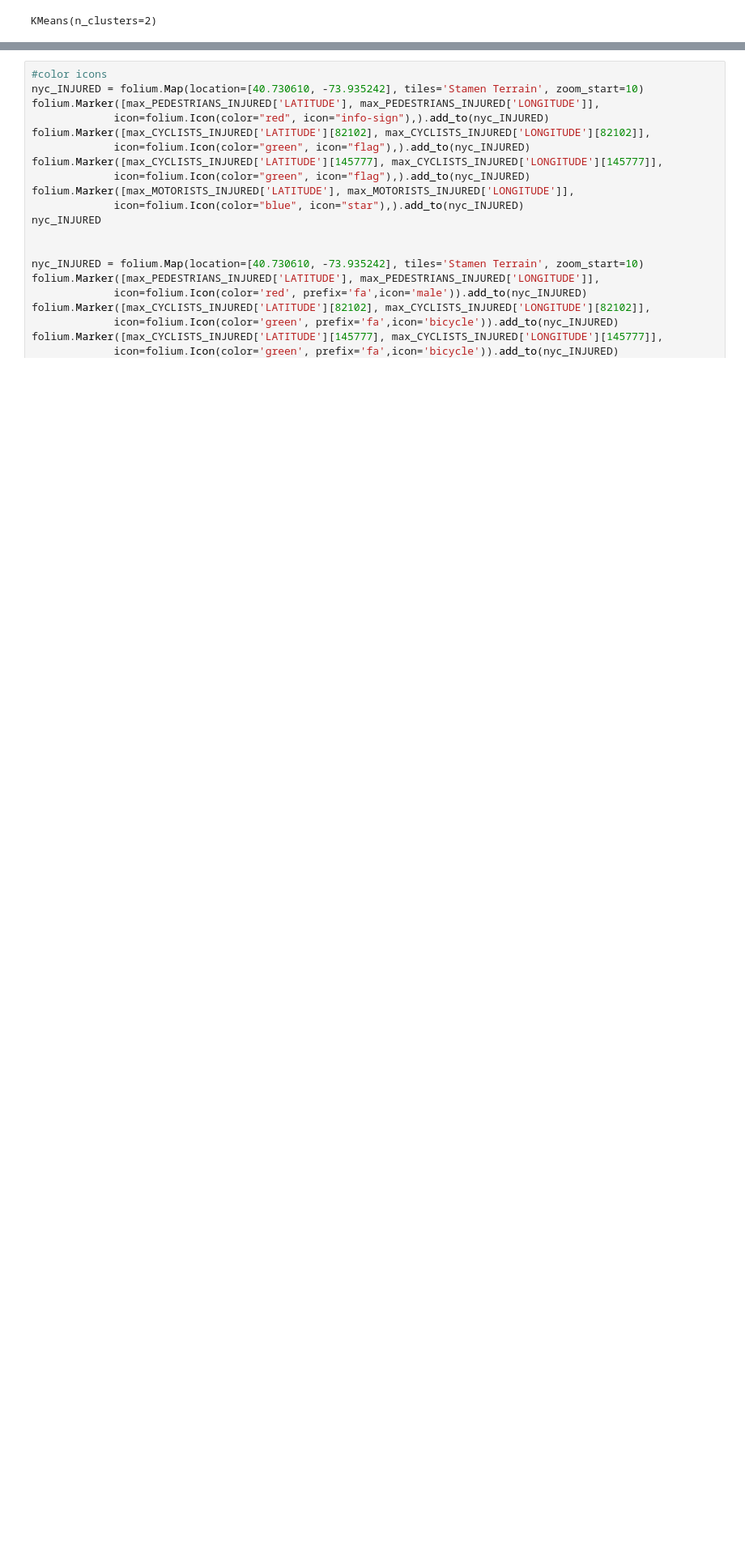
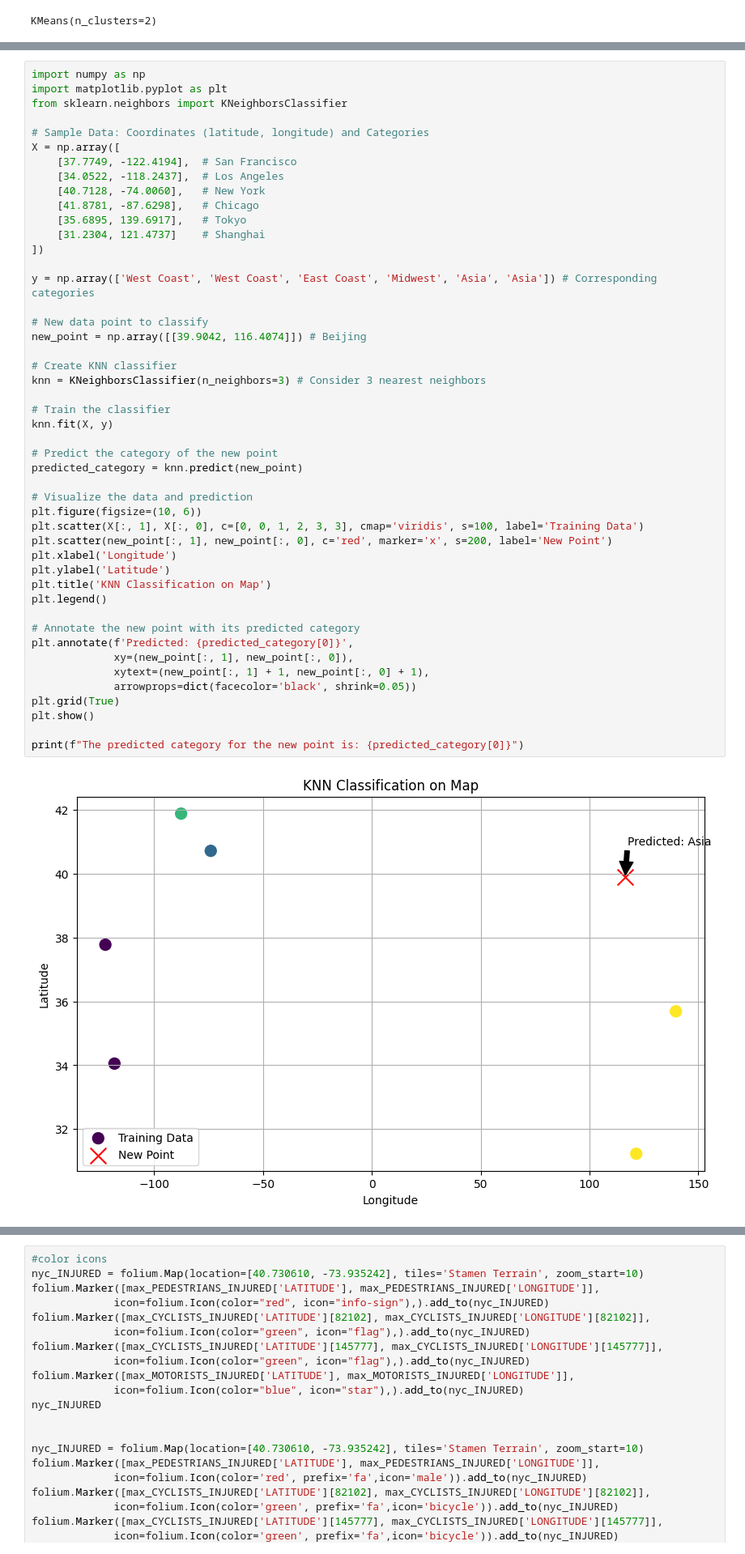
Before and after one commit to MayankDw/store_locator, a Jupyter notebook: store_single.ipynb, the cells around one changed output, grey strips where cells are left out. Shown at 81% size. Cells and saved outputs as stored; diff of their text form; blank space fills up the shorter version.

```diff
--- a/store_single.ipynb
+++ b/store_single.ipynb
@@ -238,0 +265,49 @@ KMeans(n_clusters=2)
+# %%
+import numpy as np
+import matplotlib.pyplot as plt
+from sklearn.neighbors import KNeighborsClassifier
+
+# Sample Data: Coordinates (latitude, longitude) and Categories
+X = np.array([
+    [37.7749, -122.4194],  # San Francisco
+    [34.0522, -118.2437],  # Los Angeles
+    [40.7128, -74.0060],   # New York
+    [41.8781, -87.6298],   # Chicago
+    [35.6895, 139.6917],   # Tokyo
+    [31.2304, 121.4737]    # Shanghai
+])
+
+y = np.array(['West Coast', 'West Coast', 'East Coast', 'Midwest', 'Asia', 'Asia']) # Corresponding categories
+
+# New data point to classify
+new_point = np.array([[39.9042, 116.4074]]) # Beijing
+
+# Create KNN classifier
+knn = KNeighborsClassifier(n_neighbors=3) # Consider 3 nearest neighbors
+
+# Train the classifier
+knn.fit(X, y)
+
+# Predict the category of the new point
+predicted_category = knn.predict(new_point)
+
+# Visualize the data and prediction
+plt.figure(figsize=(10, 6))
+plt.scatter(X[:, 1], X[:, 0], c=[0, 0, 1, 2, 3, 3], cmap='viridis', s=100, label='Training Data')
+plt.scatter(new_point[:, 1], new_point[:, 0], c='red', marker='x', s=200, label='New Point')
+plt.xlabel('Longitude')
+plt.ylabel('Latitude')
+plt.title('KNN Classification on Map')
+plt.legend()
+
+# Annotate the new point with its predicted category
+plt.annotate(f'Predicted: {predicted_category[0]}',
+             xy=(new_point[:, 1], new_point[:, 0]),
+             xytext=(new_point[:, 1] + 1, new_point[:, 0] + 1),
+             arrowprops=dict(facecolor='black', shrink=0.05))
+plt.grid(True)
+plt.show()
+
+print(f"The predicted category for the new point is: {predicted_category[0]}")
+# %% [output]
+[figure, added]
```
Also changed, not shown: parts of 7 cells of this notebook.
